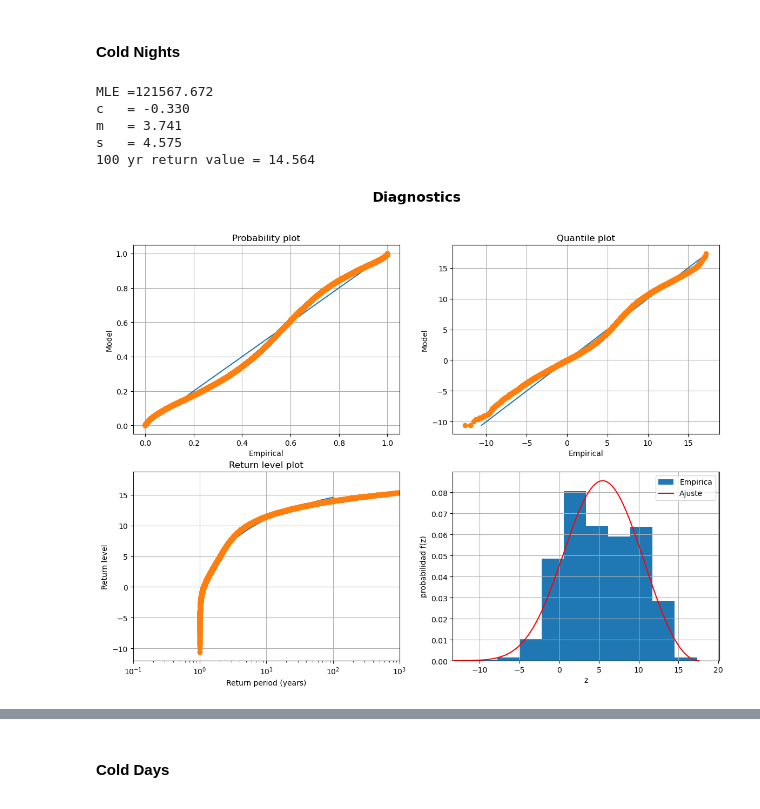
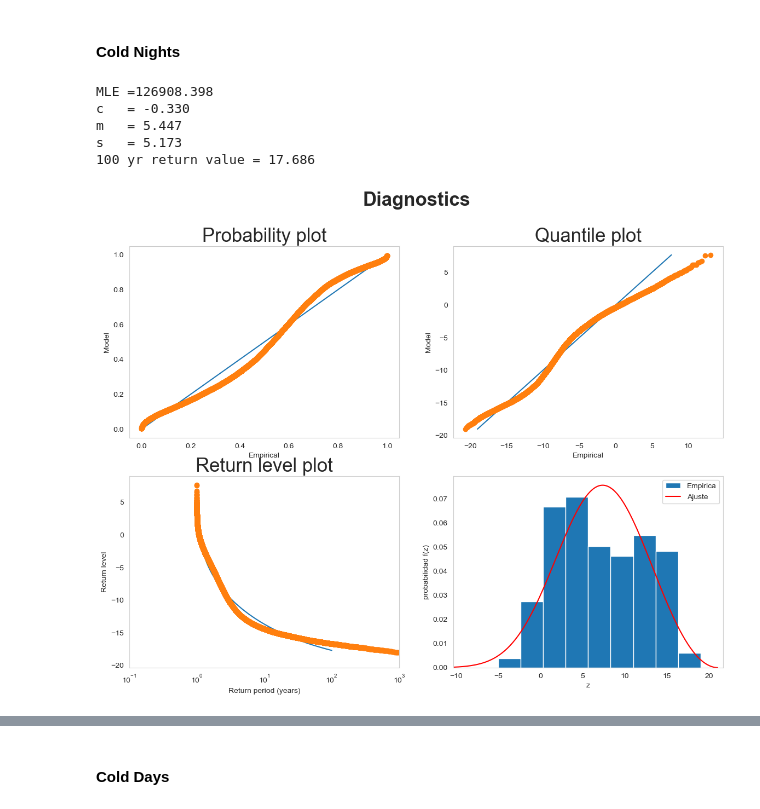
Before and after one commit to nagoremeabe/practica_2, a Jupyter notebook: practica2.ipynb, the cells around one changed output, grey strips where cells are left out. Cells and saved outputs as stored; diff of their text form; code cells hidden in the pictures.

```diff
--- a/practica2.ipynb
+++ b/practica2.ipynb
@@ -406,25 +414,27 @@ def probabilityPlot(ax,pExp,pTeor):
     ax.plot(pExp,pTeor,'o')
     ax.set_ylabel('Model')
     ax.set_xlabel('Empirical')
-    ax.set_title('Probability plot')
+    ax.set_title('Probability plot',fontsize=25)
     ax.grid()
     return
 
 def quantilePlot(ax,xTeor,xSort):
+    xTeor = -xTeor
+    xSort = -xSort
     ax.plot([xSort[0],xSort[-1]],[xSort[0],xSort[-1]])
     ax.plot(xTeor,xSort,'o')
     ax.set_ylabel('Model')
     ax.set_xlabel('Empirical')
-    ax.set_title('Quantile plot')
+    ax.set_title('Quantile plot',fontsize=25)
     ax.grid()
     return
 
 def returnPlot(ax,p,zp,pExp,xSort):
-    ax.semilogx(1/p,zp)
+    ax.semilogx(1/p,-zp)
     ax.grid()
     ax.set_xlim(1e-1,1e3)
-    ax.semilogx(1/pExp,xSort,'o')
-    ax.set_title('Return level plot')
+    ax.semilogx(1/pExp,-xSort,'o')
+    ax.set_title('Return level plot',fontsize=25)
     ax.set_xlabel('Return period (years)')
     ax.set_ylabel('Return level')
     return
@@ -445,11 +455,12 @@ def diagnosticsGEV(x,c,m,s):
     quantilePlot(ax[0,1],xTeor,xSort)
     returnPlot(ax[1,0],p,zp,pExpinv,xSort)
     densityPlotGEV(ax[1,1],x,c,m,s)
-    fig.suptitle('Diagnostics',weight='bold',fontsize=18)
+    fig.suptitle('Diagnostics',weight='bold',fontsize=25)
+
     return
 
-def diagnosticsGPD(x,c,m,s,numYears):
-    fig, ax = plt.subplots(2, 2, figsize=(14,10))
+def diagnosticsGPD(x,c,m,s,numYears,invert=False):
+    fig, ax = plt.subplots(2, 2, figsize=(20,15))
     fig.suptitle('Diagnostics',weight='bold',fontsize=18)
     xSort = np.sort(x)
     pExp = np.arange(1,xSort.size+1,1)/(xSort.size+1)
@@ -465,19 +476,21 @@ def diagnosticsGPD(x,c,m,s,numYears):
     probabilityPlot(ax[0,0],pExp,pTeor)
     quantilePlot(ax[0,1],xTeor,xSort)
     densityPlotGPD(ax[1,1],x,c,m,s)
-    return
+    fig.tight_layout
+    return (fig,ax)
 
 def densityPlotGPD(ax,x,c,m,s):
-    n, bins, dummy = ax.hist(x,density=True,label='Empirica')
+    n, bins, dummy = ax.hist(-x,density=True,label='Empirica')
     x1, x2 = 2*bins[0] - bins[1], 2* bins[-1] - bins[-2]
     ax.set_xlim(x1,x2)
     x_x = np.linspace(x1,x2,200)
-    y_y = stats.genpareto.pdf(x_x,c,m,s)
+    y_y = stats.genpareto.pdf(-x_x,c,m,s)
     ax.plot(x_x,y_y,'r',linewidth = 4, label='Ajuste')
     ax.legend()
     ax.grid()
     ax.set_ylabel('probabilidad h(x)')
     ax.set_xlabel('x')
+    ax.set_title('Density plot',fontsize=25)
     return
 
 
@@ -571,4 +584,6 @@ def correct_series(percent, tmin):
 # %%
 # open data
 percent_cold_nights_N = xr.open_dataarray(f'{folder}percent_cold_nights_N.nc')
-# temp_min              = xr.open_dataset(f'{folder}tmin_pen.nc')
+temp_min              = xr.open_dataset(f'{folder}tmin_pen.nc')
+
+temp_min_mean = temp_min.mean(dim=['lat', 'lon']).tn
@@ -579,22 +590,22 @@ corr_N, tminR = correct_series(percent = percent_cold_nights_N, tmin=temp_min.tn
 # %%
 # import scipy.stats as stats
-x = corr_N.copy()
+x = temp_min_mean.copy()
 c, m, s = stats.genextreme.fit(x)
 c = -c
 
 print('MLE ='+'%.3f'%(MLE_GEV(c,m,s,x)))
 print('c   = '+'%.3f'%(c))
 print('m   = '+'%.3f'%(m))
 print('s   = '+'%.3f'%(s))
 print('100 yr return value = '+'%.3f'%(returnLevel(0.01,c,m,s)))
 diagnosticsGEV(x,c,m,s)
 # %% [output]
-MLE =121567.672
+MLE =126908.398
 c   = -0.330
-m   = 3.741
-s   = 4.575
-100 yr return value = 14.564
+m   = 5.447
+s   = 5.173
+100 yr return value = 17.686
-[figure, old version]
+[figure, new version]
 # %%
 # Extremos por umbral
 #==============================================================
```
Also changed, not shown: parts of 33 cells of this notebook.
